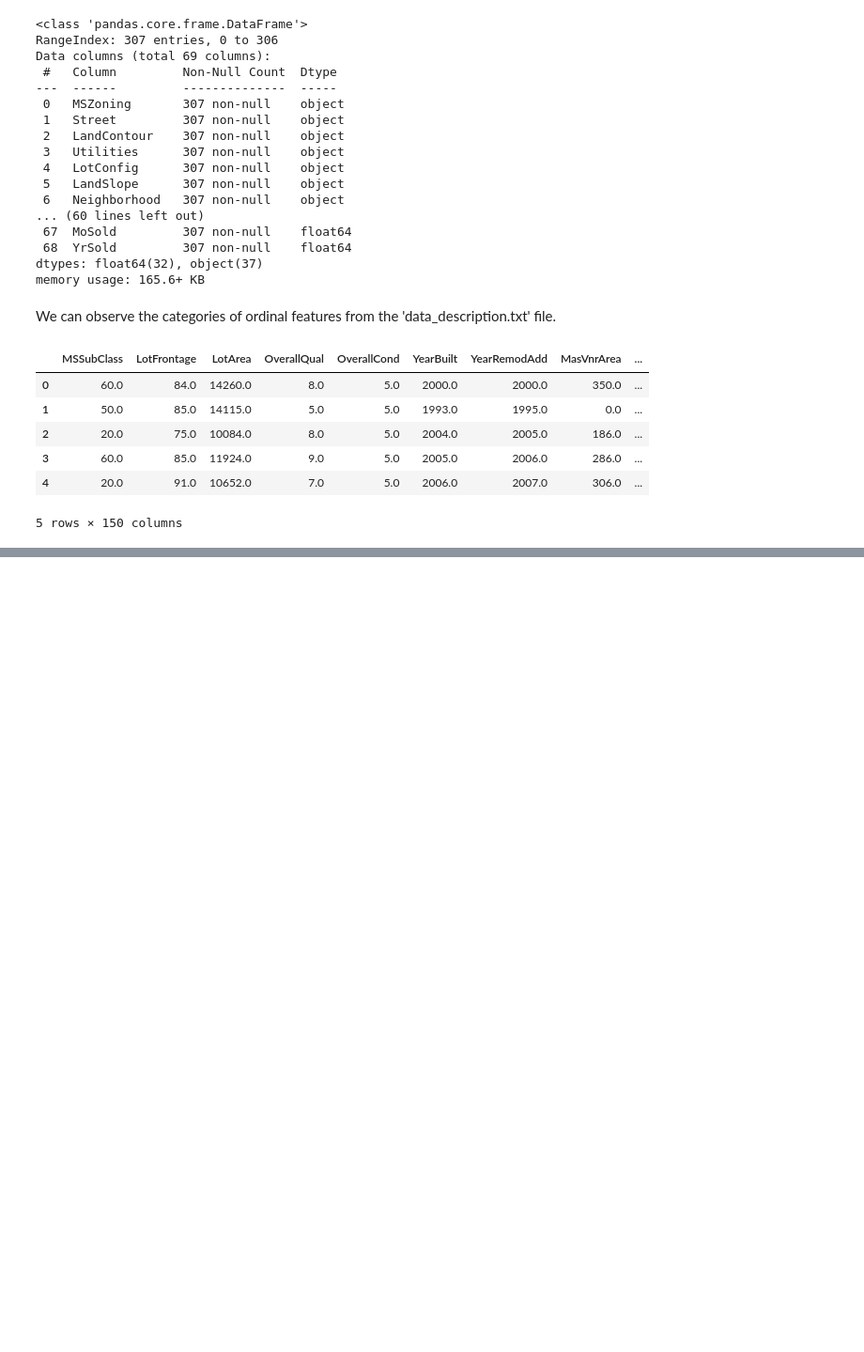
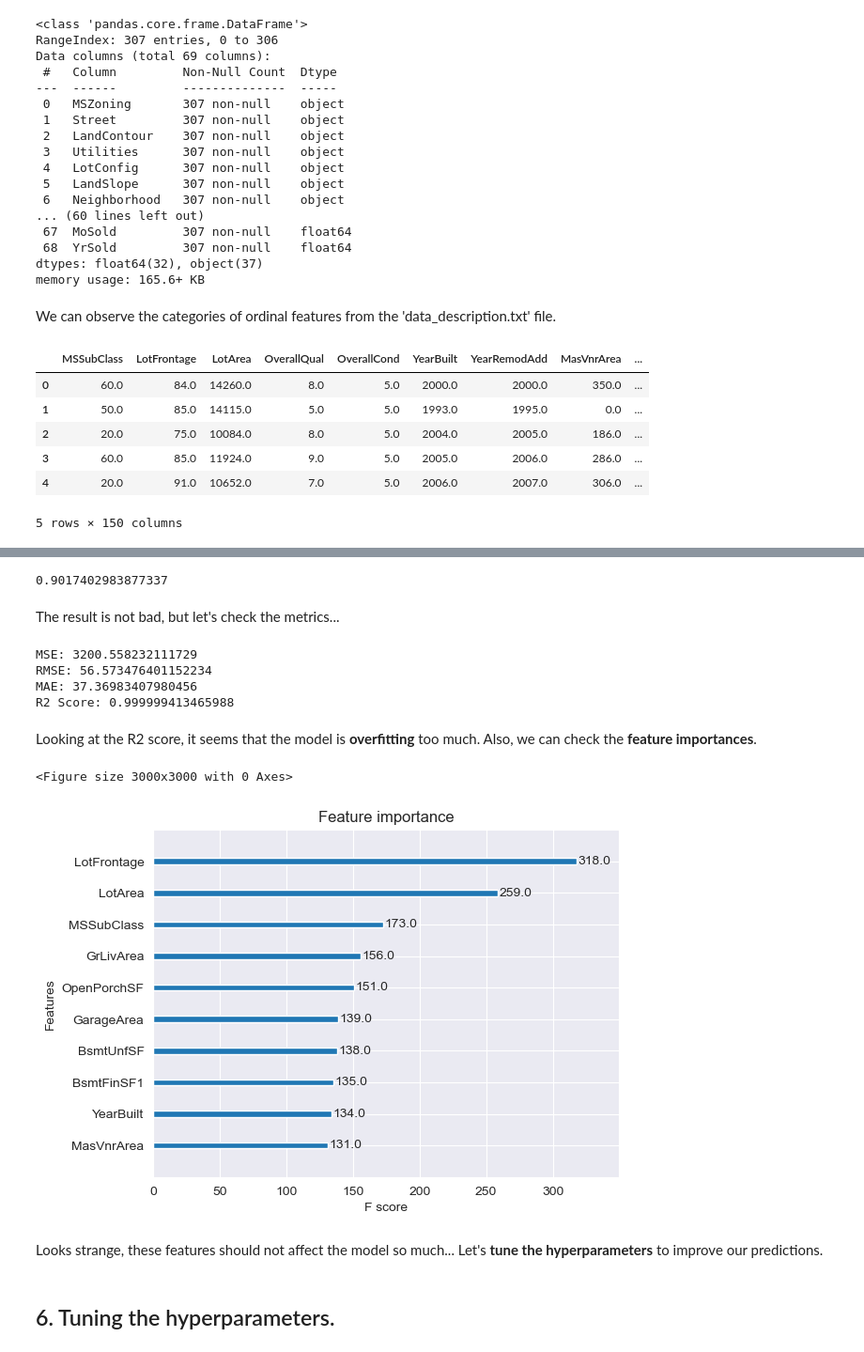
Before and after one commit to plov-cyber/House_Price_Prediction_using_XGBoost, a Jupyter notebook: XGBoost_model.ipynb, the cells around one changed output, grey strips where cells are left out. Shown at 94% size. Drawn from its saved outputs; the diff is of its cells as text; code cells hidden in the pictures; blank space fills up the shorter version.

Commit message:
Finalized the notebook and saved the trained model.

```diff
--- a/XGBoost_model.ipynb
+++ b/XGBoost_model.ipynb
@@ -129,6 +130,7 @@ for col in columns_with_outliers:
     low_value = X_train_clear[col].quantile(0.01)
     high_value = X_train_clear[col].quantile(0.99)
 
+    y_train = y_train[(X_train_clear[col] > low_value) & (X_train_clear[col] < high_value)]
     X_train_clear = X_train_clear[(X_train_clear[col] > low_value) & (X_train_clear[col] < high_value)]
     X_test_clear = X_test_clear[(X_test_clear[col] > low_value) & (X_test_clear[col] < high_value)]
 # %% [markdown]
@@ -280,0 +283,3 @@ X_train_encoded.head()
+# %%
+X_train = X_train_encoded
+X_test = X_test_encoded
@@ -280,0 +289,11 @@ X_train_encoded.head()
+# %%
+from xgboost import XGBRegressor
+from sklearn.model_selection import cross_val_score
+
+xgb_reg = XGBRegressor()
+
+cross_val_score(estimator=xgb_reg, X=X_train, y=y_train, n_jobs=-1, cv=10).max()
+# %% [output]
+0.9017402983877337
+# %% [markdown]
+The result is not bad, but let's check the metrics...
@@ -280,0 +307,27 @@ X_train_encoded.head()
+# %%
+from sklearn import metrics
+import numpy as np
+
+xgb_reg.fit(X_train, y_train)
+print_metrics(y_train, xgb_reg.predict(X_train))
+# %% [output]
+MSE: 3200.558232111729
+RMSE: 56.573476401152234
+MAE: 37.36983407980456
+R2 Score: 0.999999413465988
+# %% [markdown]
+Looking at the R2 score, it seems that the model is **overfitting** too much. Also, we can check the **feature importances**.
+# %%
+import xgboost as xgb
+
+plt.figure(figsize=(30, 30))
+xgb.plot_importance(xgb_reg, max_num_features=10)
+plt.show()
+# %% [output]
+<Figure size 3000x3000 with 0 Axes>
+[figure, added]
+# %% [markdown]
+Looks strange, these features should not affect the model so much...
+Let's **tune the hyperparameters** to improve our predictions.
+# %% [markdown]
+## 6. Tuning the hyperparameters.
```
Also changed, not shown: parts of 13 cells of this notebook, 1 other file.
